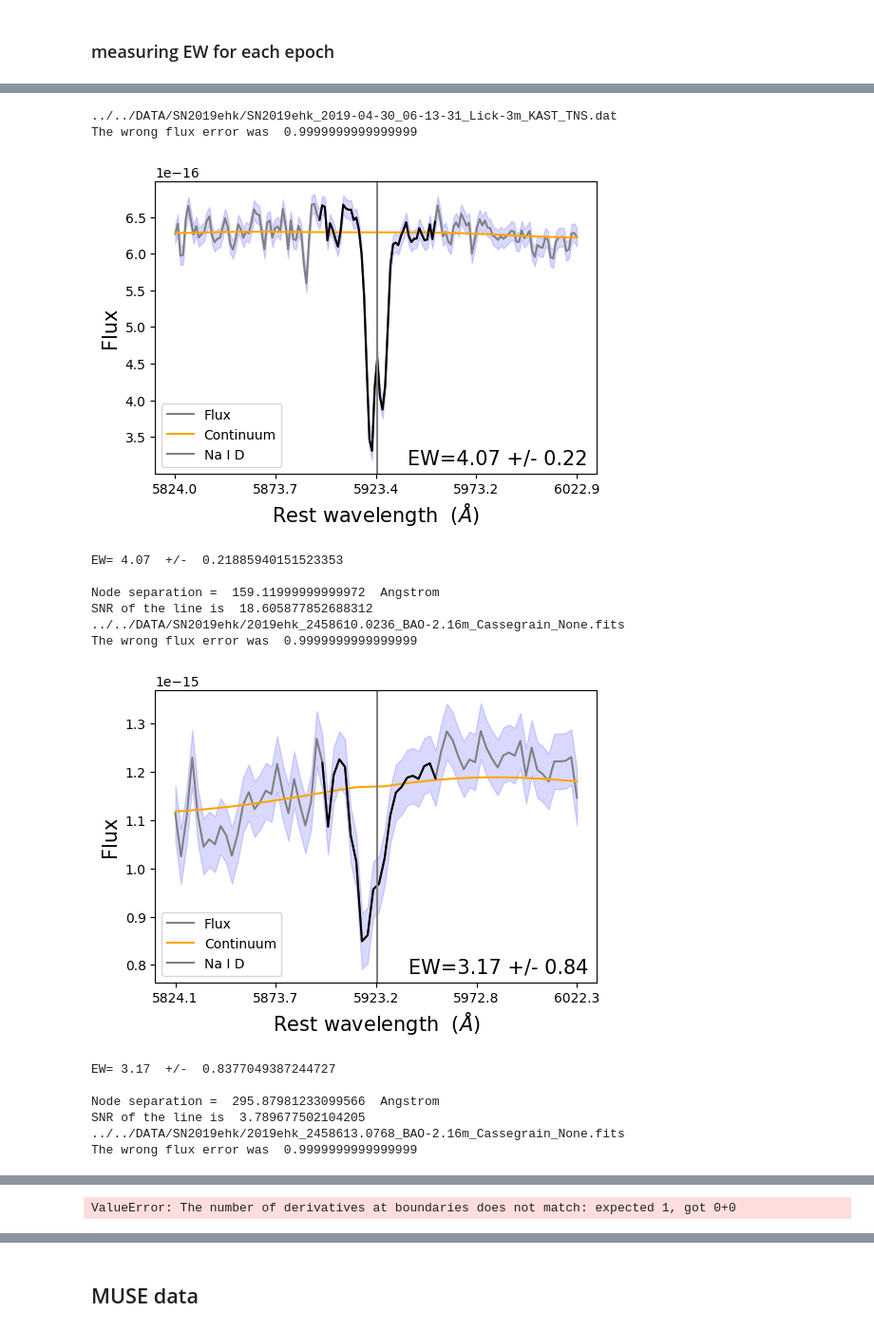
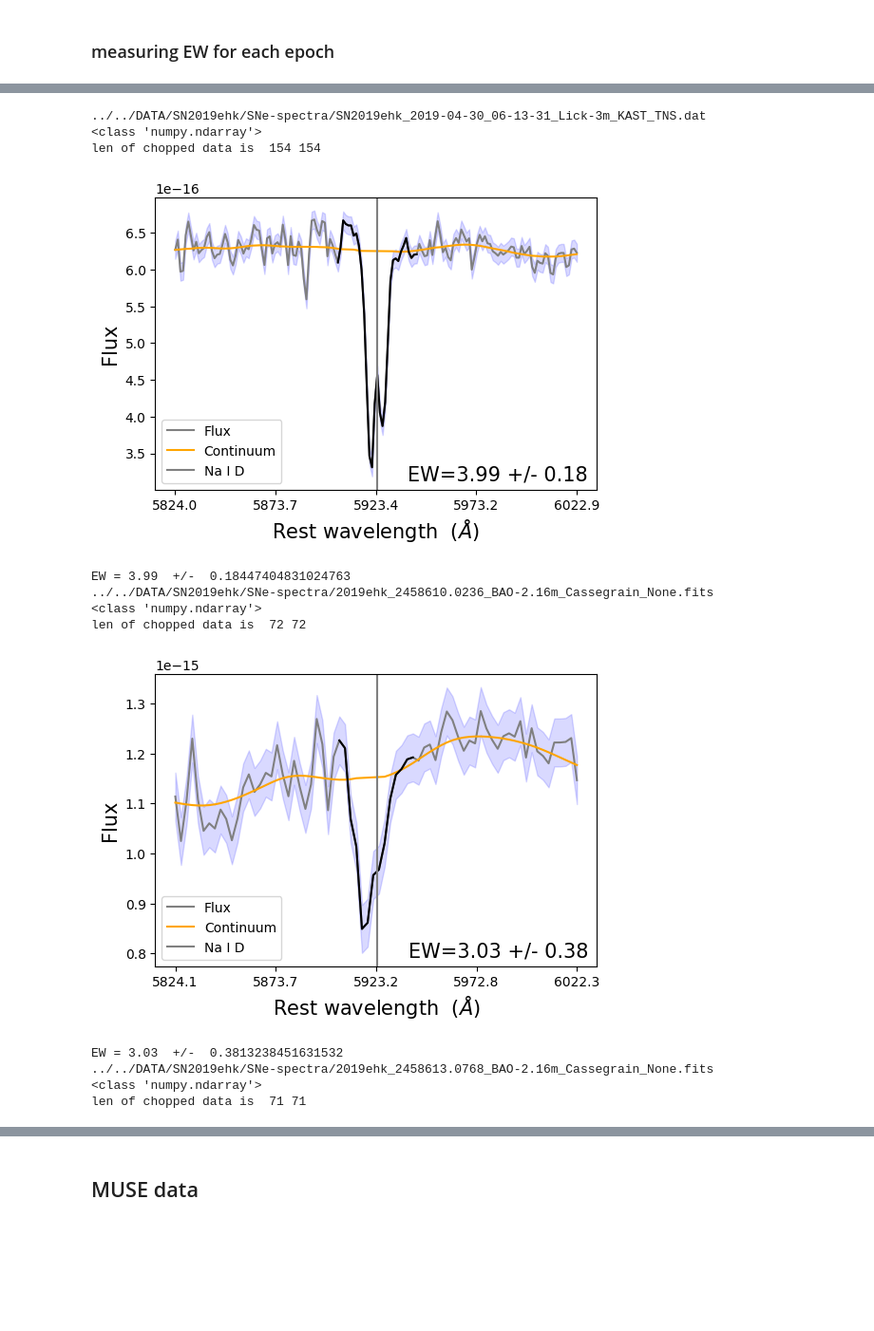
Before and after one commit to rita-png/extinction-ifs, a Jupyter notebook: SNe-host-comparison/poster-CC-sanpedro.ipynb, the cells around one changed output, grey strips where cells are left out. Shown at 95% size. Cells and saved outputs as stored; diff of their text form; code cells hidden in the pictures; blank space fills up the shorter version.

```diff
--- a/SNe-host-comparison/poster-CC-sanpedro.ipynb
+++ b/SNe-host-comparison/poster-CC-sanpedro.ipynb
@@ -44,7 +37,7 @@ np.True_
 # %%
 from pathlib import Path
 
-directory = Path(file_path)
+directory = Path(file_path+"SNe-spectra/")
 
 filenames = [f.name for f in directory.iterdir() if f.is_file()]
 # %%
@@ -133,3 +124,7 @@ len(spectra)
 np.save("spectra.npy", spectra, allow_pickle=True)
 # %% [markdown]
 ### measuring EW for each epoch
+# %%
+for spec in spectra:
+
+    print(spec["file"])
@@ -136,37 +140,41 @@ np.save("spectra.npy", spectra, allow_pickle=True)
 # %%
 spectra = np.load("spectra.npy", allow_pickle=True)
 
 ews = []
 ews_uncs = []
 jds = []
+i=0
 for spec in spectra:
+
+    i+=1
+    if i==7: #this file has very low resolution, its the ascii file
+        continue
 
     print(spec["file"])
     x = spec["x"]
     y = spec["y"]
 
-    if central_wavelength*(1+z)>np.max(x) or central_wavelength*(1+z)<np.min(x):
-        continue
+    print(type(x))
+    #if central_wavelength*(1+z)>np.max(x) or central_wavelength*(1+z)<np.min(x):
+    #    continue
 
-    ew,ew_unc,foo=EW_voronoi_bins(np.array([y]),x,central_wavelength*(1+z),v=1500,KS=100,plots=True)
+
+    ew,ew_unc,foo=EW_voronoi_bins(np.array([y]),x,central_wavelength*(1+z),v=1000,KS=30,plots=True)
 
     ews.append(ew[0])
     ews_uncs.append(ew_unc[0])
     jds.append(spec["julian_date"])
 # %% [output]
-../../DATA/SN2019ehk/SN2019ehk_2019-04-30_06-13-31_Lick-3m_KAST_TNS.dat
-The wrong flux error was  0.9999999999999999
+../../DATA/SN2019ehk/SNe-spectra/SN2019ehk_2019-04-30_06-13-31_Lick-3m_KAST_TNS.dat
+<class 'numpy.ndarray'>
+len of chopped data is  154 154
-[figure, old version]
+[figure, new version]
-EW= 4.07  +/-  0.21885940151523353
-
-Node separation =  159.11999999999972  Angstrom
-SNR of the line is  18.605877852688312
-../../DATA/SN2019ehk/2019ehk_2458610.0236_BAO-2.16m_Cassegrain_None.fits
-The wrong flux error was  0.9999999999999999
+EW = 3.99  +/-  0.18447404831024763
+../../DATA/SN2019ehk/SNe-spectra/2019ehk_2458610.0236_BAO-2.16m_Cassegrain_None.fits
+<class 'numpy.ndarray'>
+len of chopped data is  72 72
-[figure, old version]
+[figure, new version]
-EW= 3.17  +/-  0.8377049387244727
-
-Node separation =  295.87981233099566  Angstrom
-SNR of the line is  3.789677502104205
-../../DATA/SN2019ehk/2019ehk_2458613.0768_BAO-2.16m_Cassegrain_None.fits
-The wrong flux error was  0.9999999999999999
+EW = 3.03  +/-  0.3813238451631532
+../../DATA/SN2019ehk/SNe-spectra/2019ehk_2458613.0768_BAO-2.16m_Cassegrain_None.fits
+<class 'numpy.ndarray'>
+len of chopped data is  71 71
@@ -201,2 +198 @@ The wrong flux error was  0.5808450537963584
-ValueError: The number of derivatives at boundaries does not match: expected 1, got 0+0
 # %%
```
Also changed, not shown: parts of 15 cells of this notebook, 4 other files.
